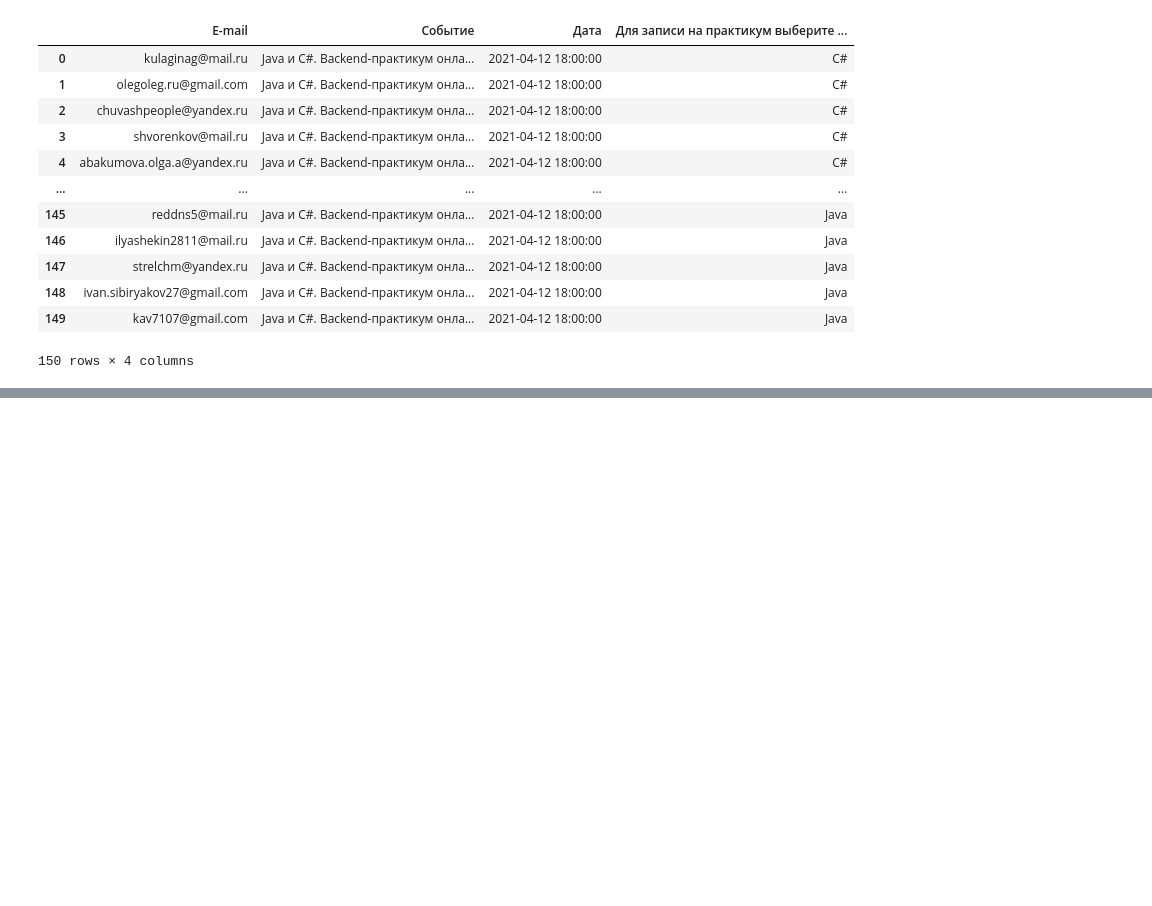
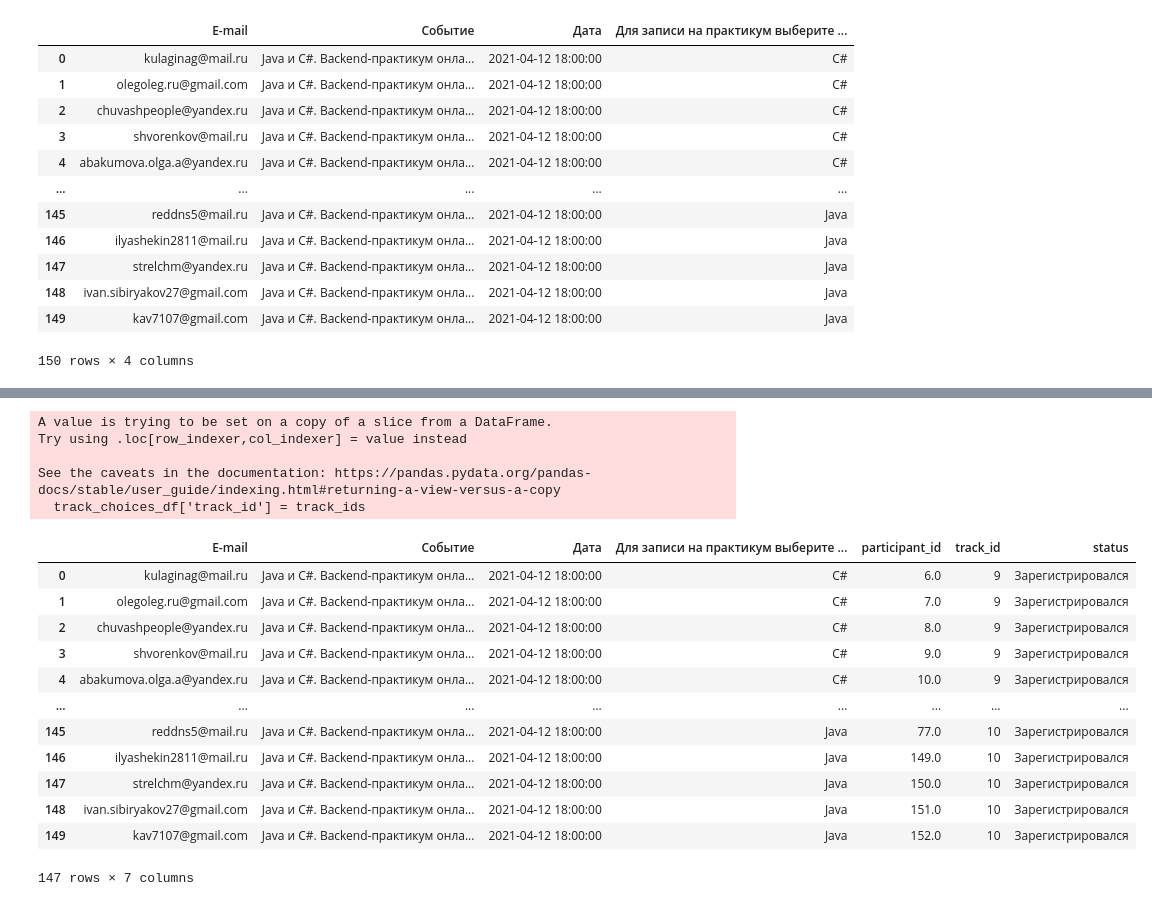
Before and after one commit to eelduck/event-stats, a Jupyter notebook: nbs/participants_data.ipynb, the cells around one changed output, grey strips where cells are left out. Saved outputs shown, nothing was run; the diff lists cells and outputs as text; code cells hidden in the pictures; blank space fills up the shorter version.

Commit message:
add track choices import from notebook

```diff
--- a/nbs/participants_data.ipynb
+++ b/nbs/participants_data.ipynb
@@ -227,9 +216,3 @@ track_choices_df
 | 148 | ivan.sibiryakov27@gmail.com | Java и C#. Backend-практикум онла... | 2021-04-12 18:00:00 | Java |
 | 149 | kav7107@gmail.com | Java и C#. Backend-практикум онла... | 2021-04-12 18:00:00 | Java |
 150 rows × 4 columns
-# %%
-track_choices_df['participant_id'] = list(map(
-    lambda x: User.objects.filter(
-        email=x[1][user_email_header])[0].id,
-    track_choices_df.iterrows()))
-# track_choices_df['track_id']
@@ -239,0 +219,7 @@ IndexError: list index out of range
+# %%
+participant_ids = []
+for index, row in track_choices_df.iterrows():
+    query = User.objects.filter(email=row[user_email_header])
+    value = query[0].id if query else None
+    participant_ids.append(value)
+participant_ids
@@ -239,0 +244,3 @@ IndexError: list index out of range
+# %%
+track_choices_df['participant_id'] = participant_ids
+track_choices_df
@@ -239,0 +261,33 @@ IndexError: list index out of range
+# %%
+track_ids = []
+for index, row in track_choices_df.iterrows():
+    event_query = Event.objects.filter(title=row[event_header], date=row[event_date_header])
+    event_id = event_query[0].id if event_query else None
+    if not event_id:
+        track_ids.append(None)
+        continue
+    track_query = Track.objects.filter(event_id=event_id, title=row[track_name_header])
+    track_id = track_query[0].id if track_query else None
+    track_ids.append(track_id)
+# %%
+track_choices_df['track_id'] = track_ids
+track_choices_df
+# %% [output]
+A value is trying to be set on a copy of a slice from a DataFrame.
+Try using .loc[row_indexer,col_indexer] = value instead
+
+See the caveats in the documentation: https://pandas.pydata.org/pandas-docs/stable/user_guide/indexing.html#returning-a-view-versus-a-copy
+  track_choices_df['track_id'] = track_ids
+|  | E-mail | Событие | Дата | Для записи на практикум выберите ... | participant_id | track_id | status |
+| 0 | kulaginag@mail.ru | Java и C#. Backend-практикум онла... | 2021-04-12 18:00:00 | C# | 6.0 | 9 | Зарегистрировался |
+| 1 | olegoleg.ru@gmail.com | Java и C#. Backend-практикум онла... | 2021-04-12 18:00:00 | C# | 7.0 | 9 | Зарегистрировался |
+| 2 | chuvashpeople@yandex.ru | Java и C#. Backend-практикум онла... | 2021-04-12 18:00:00 | C# | 8.0 | 9 | Зарегистрировался |
+| 3 | shvorenkov@mail.ru | Java и C#. Backend-практикум онла... | 2021-04-12 18:00:00 | C# | 9.0 | 9 | Зарегистрировался |
+| 4 | abakumova.olga.a@yandex.ru | Java и C#. Backend-практикум онла... | 2021-04-12 18:00:00 | C# | 10.0 | 9 | Зарегистрировался |
+| ... | ... | ... | ... | ... | ... | ... | ... |
+| 145 | reddns5@mail.ru | Java и C#. Backend-практикум онла... | 2021-04-12 18:00:00 | Java | 77.0 | 10 | Зарегистрировался |
+| 146 | ilyashekin2811@mail.ru | Java и C#. Backend-практикум онла... | 2021-04-12 18:00:00 | Java | 149.0 | 10 | Зарегистрировался |
+| 147 | strelchm@yandex.ru | Java и C#. Backend-практикум онла... | 2021-04-12 18:00:00 | Java | 150.0 | 10 | Зарегистрировался |
+| 148 | ivan.sibiryakov27@gmail.com | Java и C#. Backend-практикум онла... | 2021-04-12 18:00:00 | Java | 151.0 | 10 | Зарегистрировался |
+| 149 | kav7107@gmail.com | Java и C#. Backend-практикум онла... | 2021-04-12 18:00:00 | Java | 152.0 | 10 | Зарегистрировался |
+147 rows × 7 columns
```
Also changed, not shown: parts of 10 cells of this notebook.
